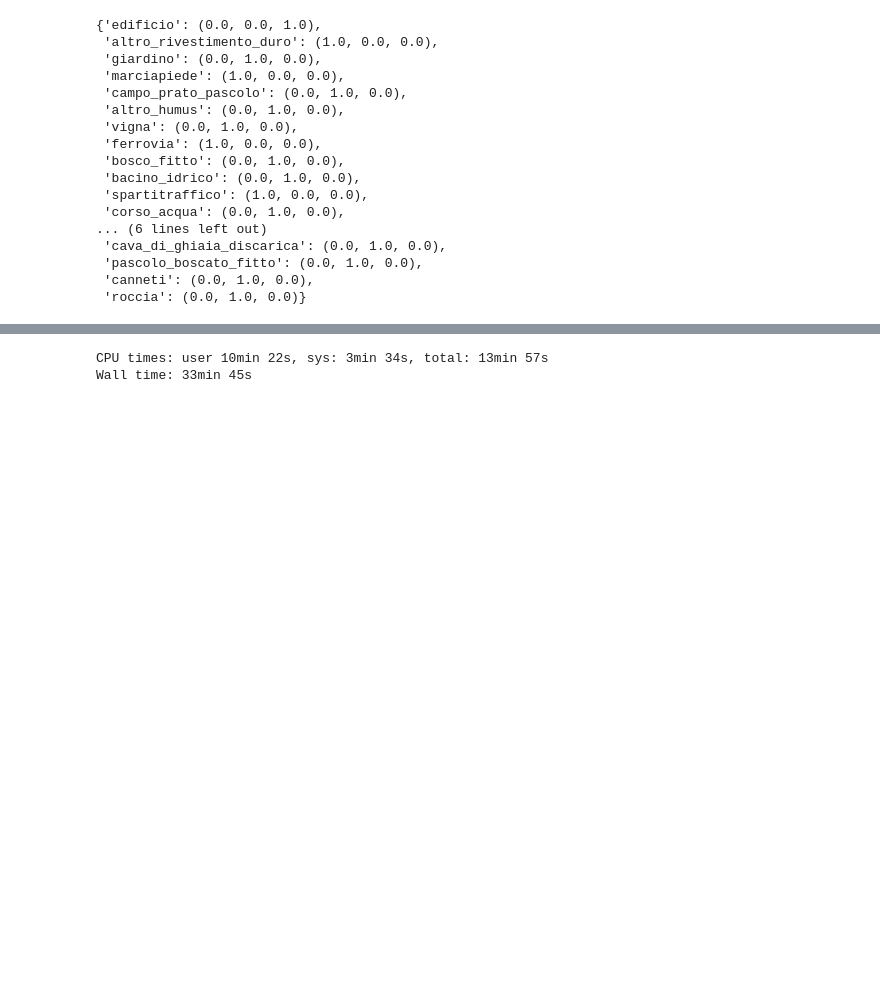
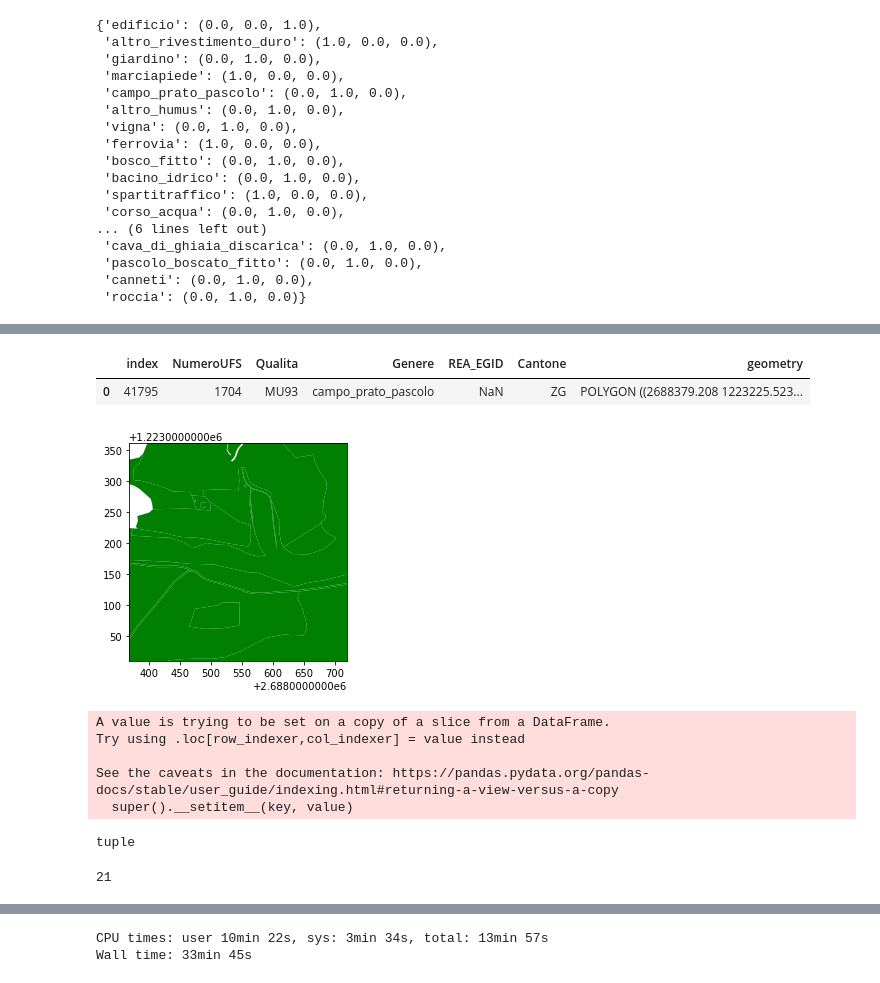
Before and after one commit to neithangurthang/SyntheticCities, a Jupyter notebook: notebooks/03 DataPreparation.ipynb, the cells around one changed output, grey strips where cells are left out. Cells and saved outputs as stored; diff of their text form; code cells hidden in the pictures; blank space fills up the shorter version.

Commit message:
experiments on data preparation and fake city generator notebook

```diff
--- a/notebooks/03 DataPreparation.ipynb
+++ b/notebooks/03 DataPreparation.ipynb
@@ -278,3 +303,18 @@ def cut_and_print_probs(geometries, step, path):
             # print("Geometries in raster: {} | Box: X({}, {}), Y({}, {})".format(res.shape[0],
             #      box.total_bounds[0], box.total_bounds[2],
             #      box.total_bounds[1], box.total_bounds[3]))
+# %%
+step = 250
+tree = zug.sindex
+minX, minY, maxX, maxY = zug.total_bounds
+repsX, repsY= int((maxX-minX)/step), int((maxY-minY)/step)
+# %%
+x, y = random.randrange(0, repsX), random.randrange(0, repsY)
+print(f'x: {x}, y: {y}')
+box = gpd.GeoSeries([Polygon([(minX + (x+0) * step, minY + (y+0) * step),
+                              (minX + (x+1) * step, minY + (y+0) * step),
+                              (minX + (x+1) * step, minY + (y+1) * step),
+                              (minX + (x+0) * step, minY + (y+1) * step)])
+                                      ],)
+boxGDF = gpd.GeoDataFrame.from_features(box)
+boxGDF = boxGDF.set_crs('EPSG:2056')
@@ -280,0 +323,4 @@ def cut_and_print_probs(geometries, step, path):
+# %%
+# select with STRtree
+selection = list(tree.query(boxGDF.geometry)[1])
+selected = zug.iloc[selection]
@@ -280,0 +347,3 @@ def cut_and_print_probs(geometries, step, path):
+# %%
+selected = selected.reset_index()
+selected
@@ -280,0 +390,33 @@ def cut_and_print_probs(geometries, step, path):
+# %%
+res
+# %% [output]
+|  | index | NumeroUFS | Qualita | Genere | REA_EGID | Cantone | geometry |
+| 0 | 41795 | 1704 | MU93 | campo_prato_pascolo | NaN | ZG | POLYGON ((2688379.208 1223225.523... |
+# %%
+f, ax = plt.subplots()
+# thesmallpoints.plot(ax=ax, marker='o', color='blue', markersize=20)
+#thelargeline.plot(ax=ax, color='green')
+selected.plot(ax = ax, color = 'green')
+# boxGDF.plot(ax = ax, alpha = 0.9)
+# res.plot(ax=ax, color = 'red')
+ax.set_xlim(minX + x * step- 50, minX + (x+1) * step + 50) # added/substracted value is to give some margin around total bounds
+ax.set_ylim(minY + y * step- 50, minY + (y+1) * step + 50)
+plt.show()
+# %% [output]
+[figure, added]
+# %%
+selected['col']= selected['Genere'].map(probMap)
+# %% [output]
+A value is trying to be set on a copy of a slice from a DataFrame.
+Try using .loc[row_indexer,col_indexer] = value instead
+
+See the caveats in the documentation: https://pandas.pydata.org/pandas-docs/stable/user_guide/indexing.html#returning-a-view-versus-a-copy
+  super().__setitem__(key, value)
+# %%
+type(selected['col'].iloc[1])
+# %% [output]
+tuple
+# %%
+selected.shape[0]
+# %% [output]
+21
```
Also changed, not shown: parts of 15 cells of this notebook, 2 other files.
